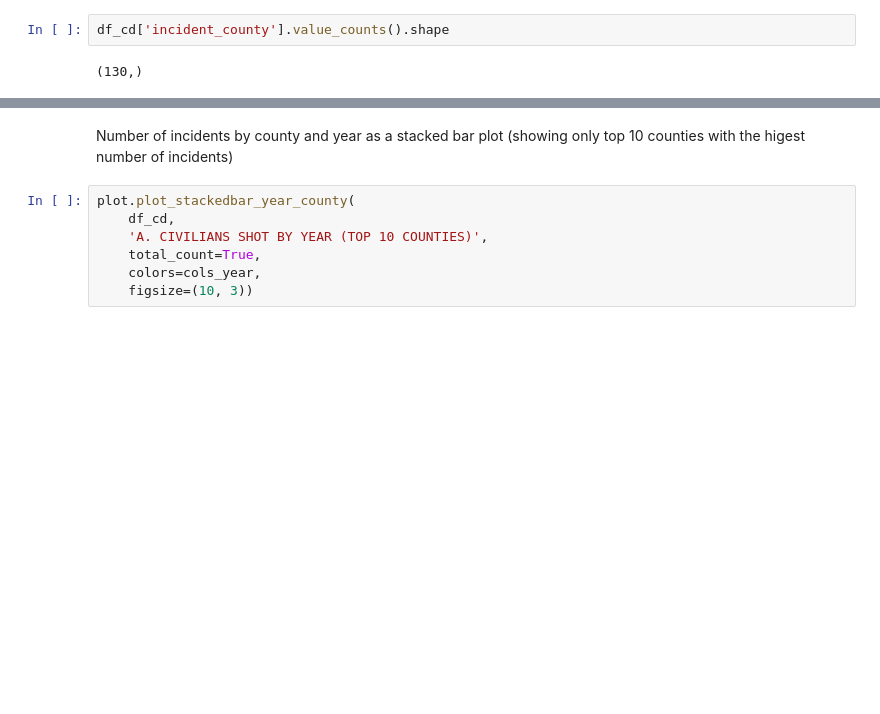
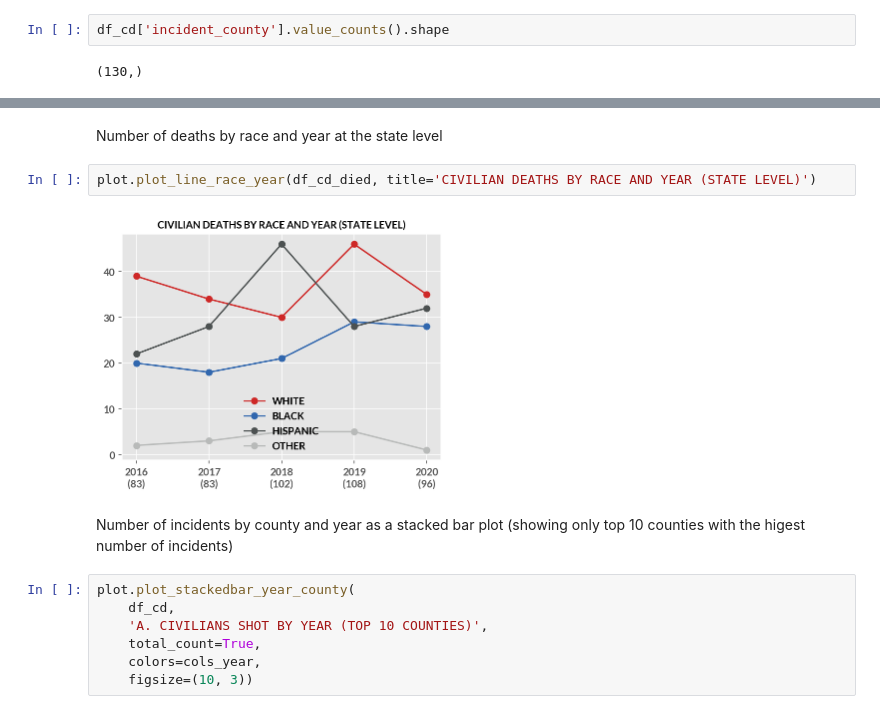
Before and after one commit to texas-justice-initiative/officer_involved_shooting, a Jupyter notebook: Notebooks/1.0-hs-papermill-data_summary.ipynb, the cells around one changed output, grey strips where cells are left out. Drawn from its saved outputs; the diff is of its cells as text; blank space fills up the shorter version.

```diff
--- a/Notebooks/1.0-hs-papermill-data_summary.ipynb
+++ b/Notebooks/1.0-hs-papermill-data_summary.ipynb
@@ -177,3 +185,9 @@ df_cd['incident_county'].value_counts().shape
+# %% [markdown]
+Number of deaths by race and year at the state level
+# %%
+plot.plot_line_race_year(df_cd_died, title='CIVILIAN DEATHS BY RACE AND YEAR (STATE LEVEL)')
+# %% [output]
+[figure, added]
 # %% [markdown]
 Number of incidents by county and year as a stacked bar plot (showing only top 10 counties with the higest number of incidents)
 # %%
```
Also changed, not shown: parts of 26 cells of this notebook, 2 other files.
